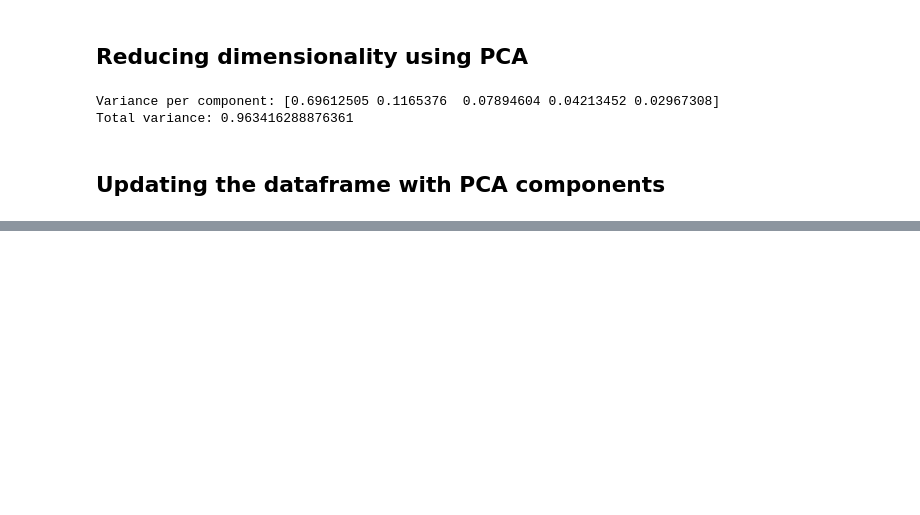
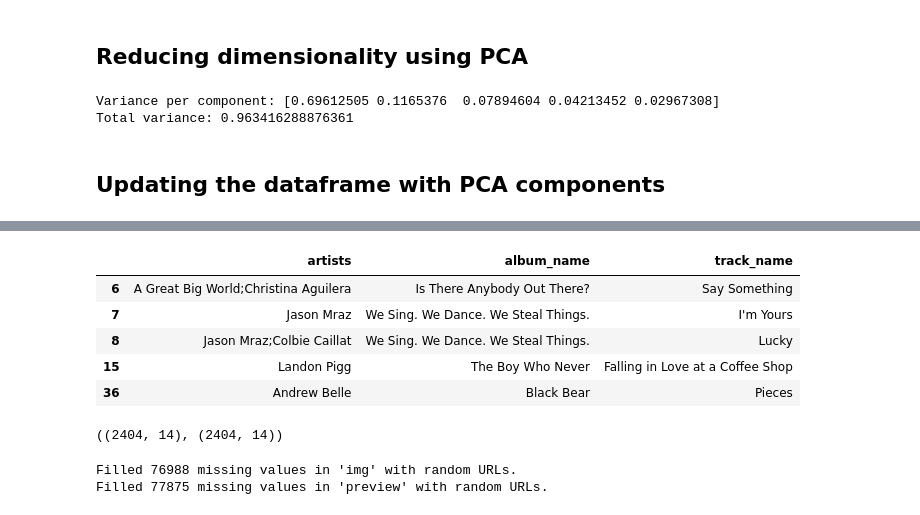
Before and after one commit to Rishant-gupta/Music_recommendation_system, a Jupyter notebook: ml_backend/main.ipynb, the cells around one changed output, grey strips where cells are left out. Drawn from its saved outputs; the diff is of its cells as text; code cells hidden in the pictures; blank space fills up the shorter version.

```diff
--- a/ml_backend/main.ipynb
+++ b/ml_backend/main.ipynb
@@ -249,0 +277,3 @@ music.to_csv("music_processed.csv", index=False)
+# %%
+merged_df = pd.merge(music, df_subset, on='track_id', how='left')
+merged_df.head()
@@ -249,0 +305,49 @@ music.to_csv("music_processed.csv", index=False)
+# %%
+rows_with_links = merged_df.dropna(subset=['img', 'preview'], how='any')
+df_no_string_placeholder = rows_with_links[rows_with_links['img'] != 'no']
+song_list = df_no_string_placeholder[['artists','album_name','track_name']]
+song_list.head()
+# %% [output]
+|  | artists | album_name | track_name |
+| 6 | A Great Big World;Christina Aguilera | Is There Anybody Out There? | Say Something |
+| 7 | Jason Mraz | We Sing. We Dance. We Steal Things. | I'm Yours |
+| 8 | Jason Mraz;Colbie Caillat | We Sing. We Dance. We Steal Things. | Lucky |
+| 15 | Landon Pigg | The Boy Who Never | Falling in Love at a Coffee Shop |
+| 36 | Andrew Belle | Black Bear | Pieces |
+# %%
+rows_with_links.shape,df_no_string_placeholder.shape
+# %% [output]
+((2404, 14), (2404, 14))
+# %%
+import random
+
+df_target = merged_df
+df_source = df1
+
+IMAGE_COL = 'img'
+SONG_COL = 'preview'
+
+def fill_missing_urls(df_target, df_source, col_name):
+
+    valid_url_pool = df_source[col_name].dropna().loc[lambda x: x != 'no'].tolist()
+
+    mask_nan = pd.isnull(df_target[col_name])
+    mask_no = df_target[col_name] == 'no'
+
+    all_null_indices = df_target[mask_nan | mask_no].index
+
+    num_to_fill = len(all_null_indices)
+
+    random_choices = random.choices(valid_url_pool, k=num_to_fill)
+
+    df_target.loc[all_null_indices, col_name] = random_choices
+
+    print(f"Filled {num_to_fill} missing values in '{col_name}' with random URLs.")
+
+
+fill_missing_urls(df_target, df_source, IMAGE_COL)
+
+fill_missing_urls(df_target, df_source, SONG_COL)
+# %% [output]
+Filled 76988 missing values in 'img' with random URLs.
+Filled 77875 missing values in 'preview' with random URLs.
```
Also changed, not shown: parts of 11 cells of this notebook, 5 other files.
